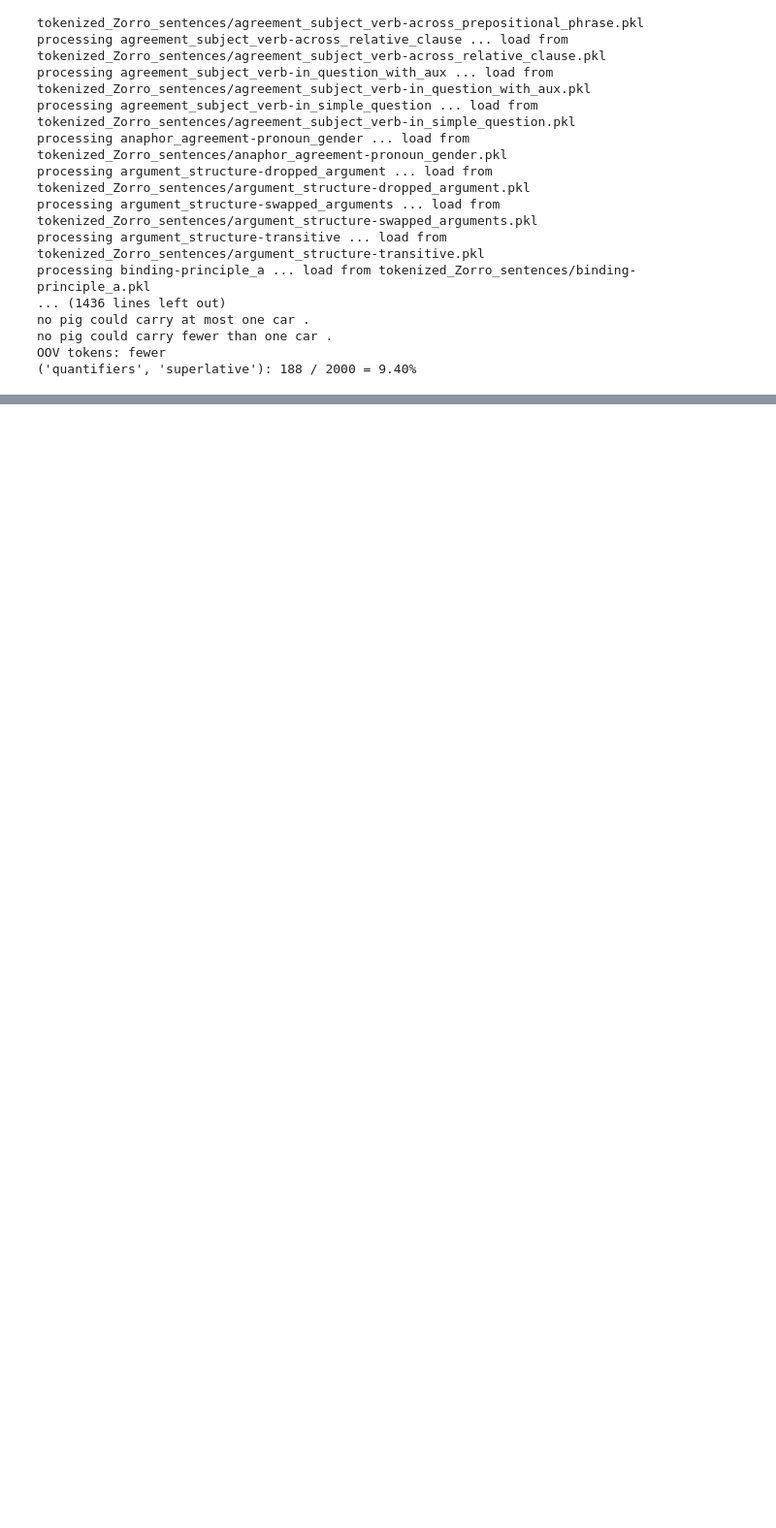
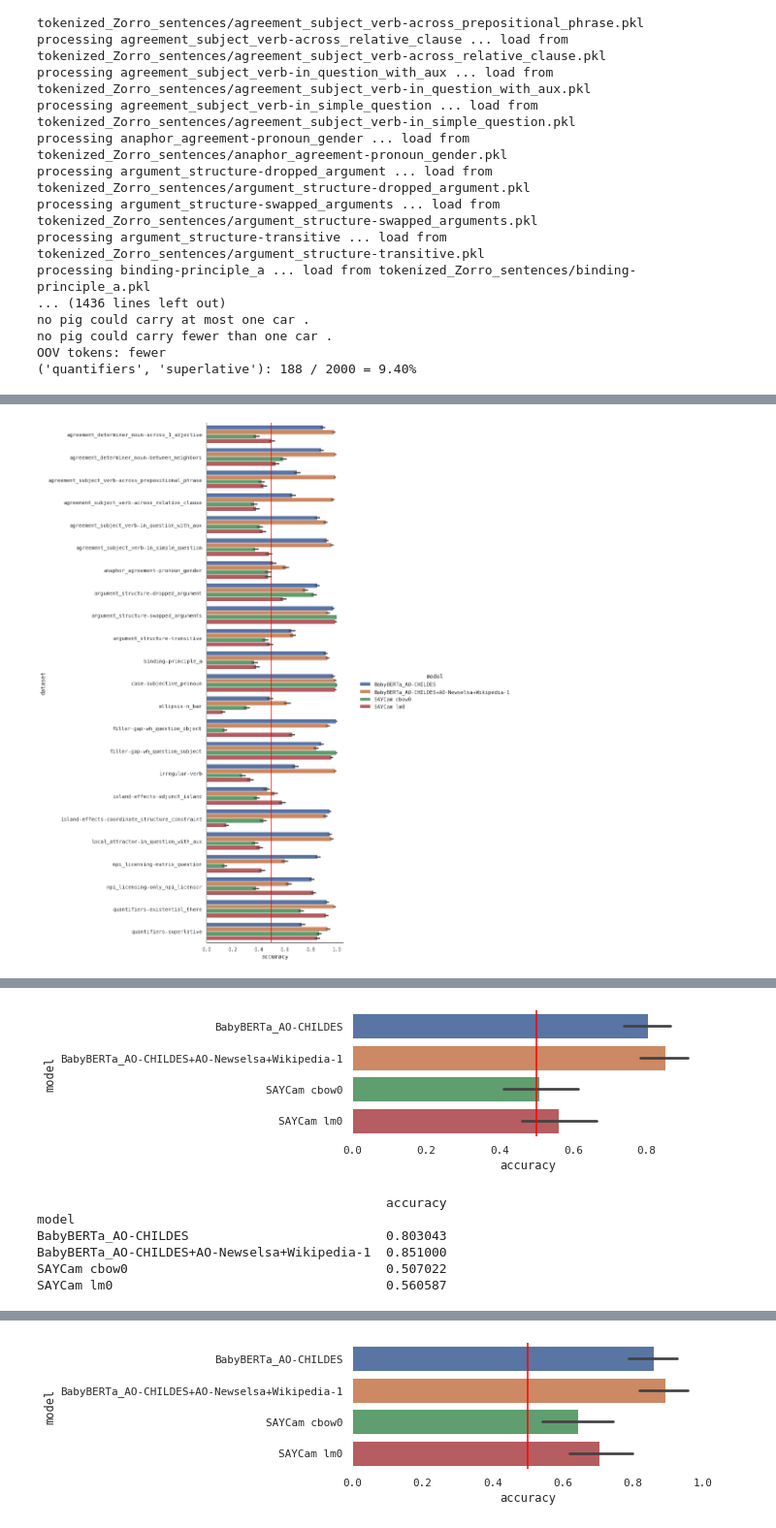
Before and after one commit to wkvong/multimodal-baby, a Jupyter notebook: notebooks/syntactic_probing.ipynb, the cells around one changed output, grey strips where cells are left out. Shown at 97% size. Drawn from its saved outputs; the diff is of its cells as text; code cells hidden in the pictures; blank space fills up the shorter version.

```diff
--- a/notebooks/syntactic_probing.ipynb
+++ b/notebooks/syntactic_probing.ipynb
@@ -18,7 +18,7 @@ import matplotlib.pyplot as plt
 import pandas as pd
 import seaborn as sns
 from multimodal.multimodal_lit import MultiModalLitModel
-from multimodal.multimodal_data_module import PAD_TOKEN_ID, UNK_TOKEN_ID, SOS_TOKEN_ID, EOS_TOKEN_ID, read_vocab
+from multimodal.multimodal_data_module import read_vocab, PAD_TOKEN_ID, UNK_TOKEN_ID, SOS_TOKEN_ID, EOS_TOKEN_ID, IMAGE_H, IMAGE_W
 from multimodal.multimodal_saycam_data_module import VOCAB_FILENAME
 from ngram import NGramModel
 from multimodal.utils import map_structure
@@ -26,6 +26,7 @@ from analysis_tools.processing import get_model_losses_on_data_batches
 from analysis_tools.utils import *
 from analysis_tools.sentences_data import *
 from analysis_tools.sentences_utils import *
+from analysis_tools.checkpoints import *
 
 
 ZORRO_TXT_DIR = Path("/misc/vlgscratch4/LakeGroup/shared_data/Zorro/sentences/babyberta/")
@@ -66,7 +67,8 @@ def sentence_pair_in_vocab(sentence_pair, vocab):
 
 
 def prepend_image_placeholder_for_batch(batch):
-    x = torch.zeros(0, 0, 0, 0, dtype=torch.float, device=device)
+    batch_size = len(batch[0])
+    x = torch.zeros(batch_size, 3, IMAGE_H, IMAGE_W, dtype=torch.float, device=device)
     return x, *batch
 # %%
 # get SAYCam vocab
@@ -180,17 +182,3 @@ no pig could carry at most one car .
 no pig could carry fewer than one car .
 OOV tokens: fewer
 ('quantifiers', 'superlative'): 188 / 2000 = 9.40%
-# %%
-# build datasets
-datasets = {
-    data_name: SentencesDataset(sentences, saycam_vocab)
-    for data_name, sentences in zorro_data.items()
-}
-
-my_batch_size = 256
-
-checkpoint_path = "checkpoints/lm_dataset_saycam_captioning_False_text_encoder_lstm_embedding_dim_512_dropout_i_0.5_dropout_o_0.0_batch_size_16_lr_0.006_lr_scheduler_True_weight_decay_0.04_seed_0/epoch=29.ckpt"
-print(f"load model from {checkpoint_path}")
-model = MultiModalLitModel.load_from_checkpoint(checkpoint_path, map_location=device)
-model.to(device)
-model.eval()
@@ -338,0 +255,47 @@ SAYCam_lm                                     0.704908
+# %%
+def get_correct_df(loss_df):
+    sub_loss_dfs = [loss_df.iloc[i::2].reset_index(drop=True) for i in range(2)]
+    return sub_loss_dfs[0] > sub_loss_dfs[1]
+
+
+correct_dfs = {
+    data_name: get_correct_df(loss_df)
+    for data_name, loss_df in loss_dfs.items()
+}
+
+filtered_correct_dfs = {
+    data_name: correct_df.iloc[filter_masks[data_name]]
+    for data_name, correct_df in correct_dfs.items()
+}
+
+
+for current_correct_dfs in [correct_dfs, filtered_correct_dfs]:
+    data_names = list(current_correct_dfs.keys())
+    df = pd.concat(
+        [current_correct_dfs[data_name] for data_name in data_names],
+        keys=list(map('-'.join, data_names)),
+        names=['dataset', 'idx'],
+    )
+    df = df.reset_index()
+    df = df.melt(id_vars=['dataset', 'idx'], var_name='model', value_name='accuracy')
+
+    hue_order = sorted(set(df['model']))
+
+    g = sns.catplot(kind="bar", data=df, x='accuracy', y='dataset', hue='model', hue_order=hue_order)
+    g.figure.set_size_inches(figsize[0] * 0.8, figsize[1] * 1.5)
+    plt.gca().axvline(0.5, color='red')
+    plt.show()
+
+    model_dataset_mean_df = df.drop(labels='idx', axis=1).groupby(by=['model', 'dataset']).mean()
+    print(model_dataset_mean_df.to_string())
+
+    model_dataset_mean_long_df = model_dataset_mean_df.reset_index()
+    g = sns.barplot(data=model_dataset_mean_long_df, x='accuracy', y='model', order=hue_order)
+    g.figure.set_size_inches(figsize[0] * 0.5, figsize[1] * 0.2)
+    plt.gca().axvline(0.5, color='red')
+    plt.show()
+
+    model_mean_df = model_dataset_mean_df.groupby(level='model').mean()
+    print(model_mean_df.to_string())
+# %% [output]
+[figure, added]
@@ -338,0 +319,7 @@ SAYCam_lm                                     0.704908
+[figure, added]
+                                              accuracy
+model
+BabyBERTa_AO-CHILDES                          0.803043
+BabyBERTa_AO-CHILDES+AO-Newselsa+Wikipedia-1  0.851000
+SAYCam cbow0                                  0.507022
+SAYCam lm0                                    0.560587
@@ -338,0 +344 @@ SAYCam_lm                                     0.704908
+[figure, added]
```
Also changed, not shown: parts of 5 cells of this notebook, 1 other file.
